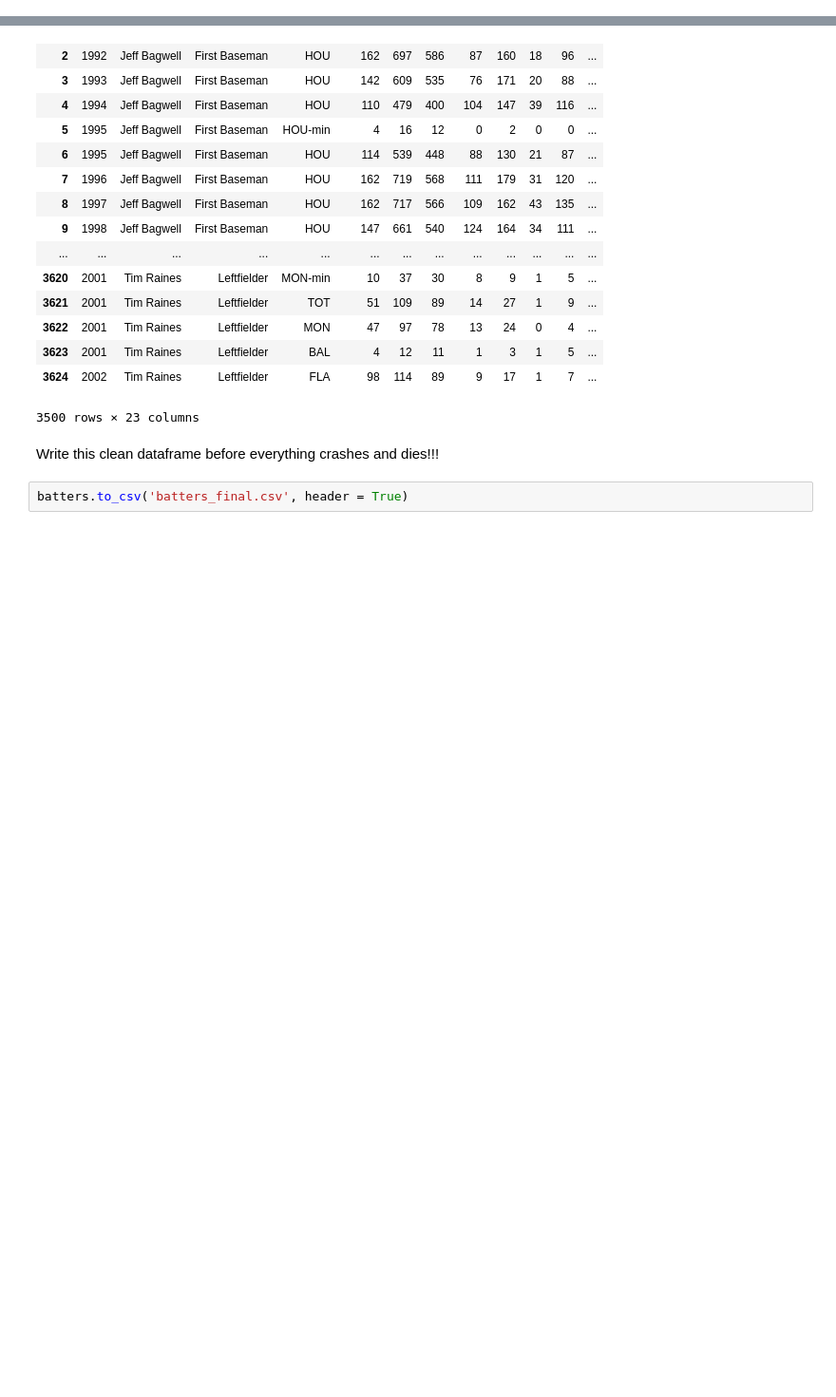
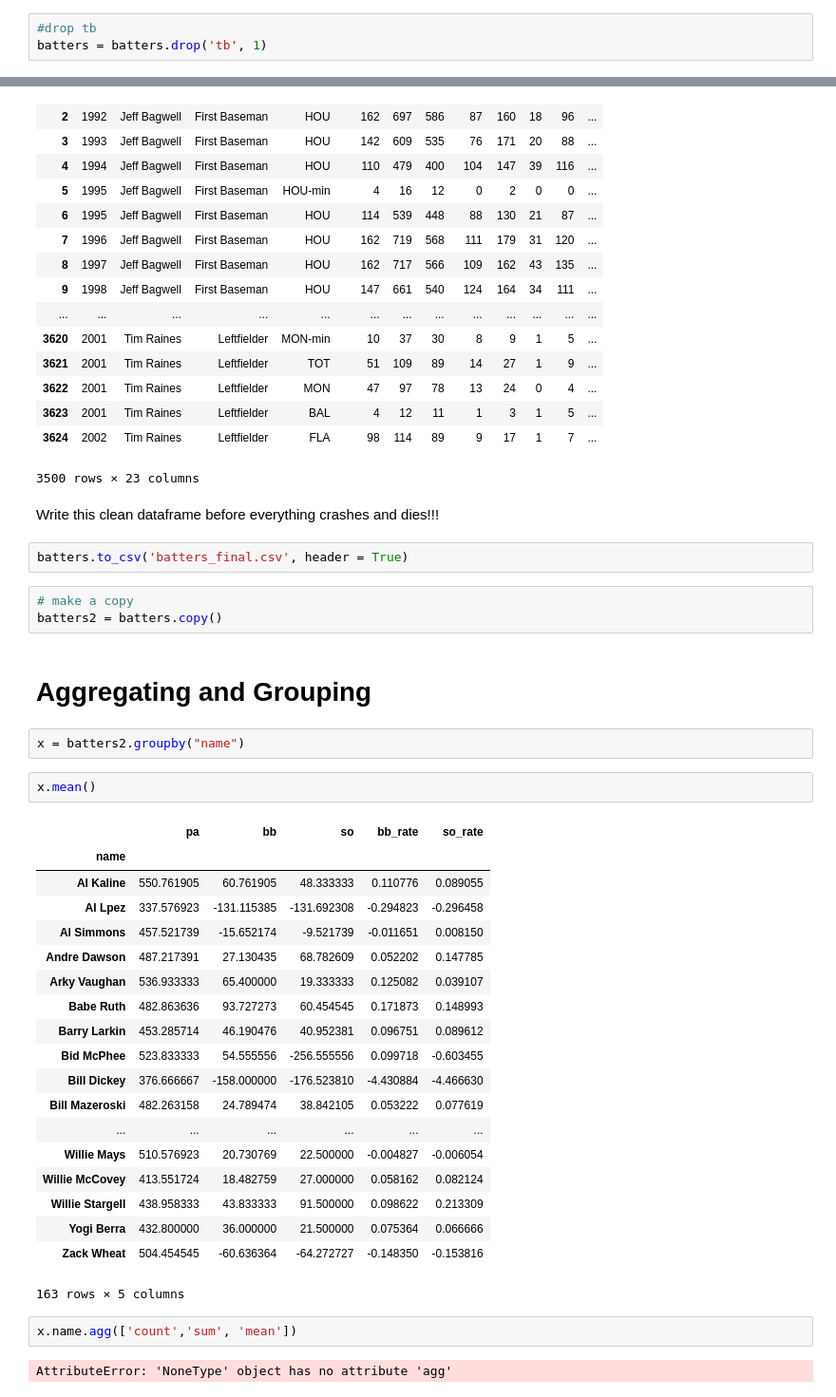
Before and after one commit to nycdatasci/bootcamp009_project, a Jupyter notebook: Project2-WebScraping/andrewScrapy/baseball/exploratory_batter.ipynb, the cells around one changed output, grey strips where cells are left out. Shown: that part at 95% size. Cells and saved outputs as stored; diff of their text form; blank space fills up the shorter version.

```diff
--- a/Project2-WebScraping/andrewScrapy/baseball/exploratory_batter.ipynb
+++ b/Project2-WebScraping/andrewScrapy/baseball/exploratory_batter.ipynb
@@ -340,6 +346,9 @@ batters['so'] = batters['so'].fillna(-999)
 batters['so'] = batters['so'].astype(int)
 # %%
 batters['so_rate'] = batters['so'] / batters['pa']
+# %%
+#drop tb
+batters = batters.drop('tb', 1)
 # %%
 batters
 # %% [output]
@@ -365,3 +374,36 @@ batters
 Write this clean dataframe before everything crashes and dies!!!
 # %%
 batters.to_csv('batters_final.csv', header = True)
+# %%
+# make a copy
+batters2 = batters.copy()
+# %% [markdown]
+# Aggregating and Grouping
+# %%
+x = batters2.groupby("name")
+# %%
+x.mean()
+# %% [output]
+|  | pa | bb | so | bb_rate | so_rate |
+| name |  |  |  |  |  |
+| Al Kaline | 550.761905 | 60.761905 | 48.333333 | 0.110776 | 0.089055 |
+| Al Lpez | 337.576923 | -131.115385 | -131.692308 | -0.294823 | -0.296458 |
+| Al Simmons | 457.521739 | -15.652174 | -9.521739 | -0.011651 | 0.008150 |
+| Andre Dawson | 487.217391 | 27.130435 | 68.782609 | 0.052202 | 0.147785 |
+| Arky Vaughan | 536.933333 | 65.400000 | 19.333333 | 0.125082 | 0.039107 |
+| Babe Ruth | 482.863636 | 93.727273 | 60.454545 | 0.171873 | 0.148993 |
+| Barry Larkin | 453.285714 | 46.190476 | 40.952381 | 0.096751 | 0.089612 |
+| Bid McPhee | 523.833333 | 54.555556 | -256.555556 | 0.099718 | -0.603455 |
+| Bill Dickey | 376.666667 | -158.000000 | -176.523810 | -4.430884 | -4.466630 |
+| Bill Mazeroski | 482.263158 | 24.789474 | 38.842105 | 0.053222 | 0.077619 |
+| ... | ... | ... | ... | ... | ... |
+| Willie Mays | 510.576923 | 20.730769 | 22.500000 | -0.004827 | -0.006054 |
+| Willie McCovey | 413.551724 | 18.482759 | 27.000000 | 0.058162 | 0.082124 |
+| Willie Stargell | 438.958333 | 43.833333 | 91.500000 | 0.098622 | 0.213309 |
+| Yogi Berra | 432.800000 | 36.000000 | 21.500000 | 0.075364 | 0.066666 |
+| Zack Wheat | 504.454545 | -60.636364 | -64.272727 | -0.148350 | -0.153816 |
+163 rows × 5 columns
+# %%
+x.name.agg(['count','sum', 'mean'])
+# %% [output]
+AttributeError: 'NoneType' object has no attribute 'agg'
```
Also changed, not shown: parts of 10 cells of this notebook, 6 other files.
